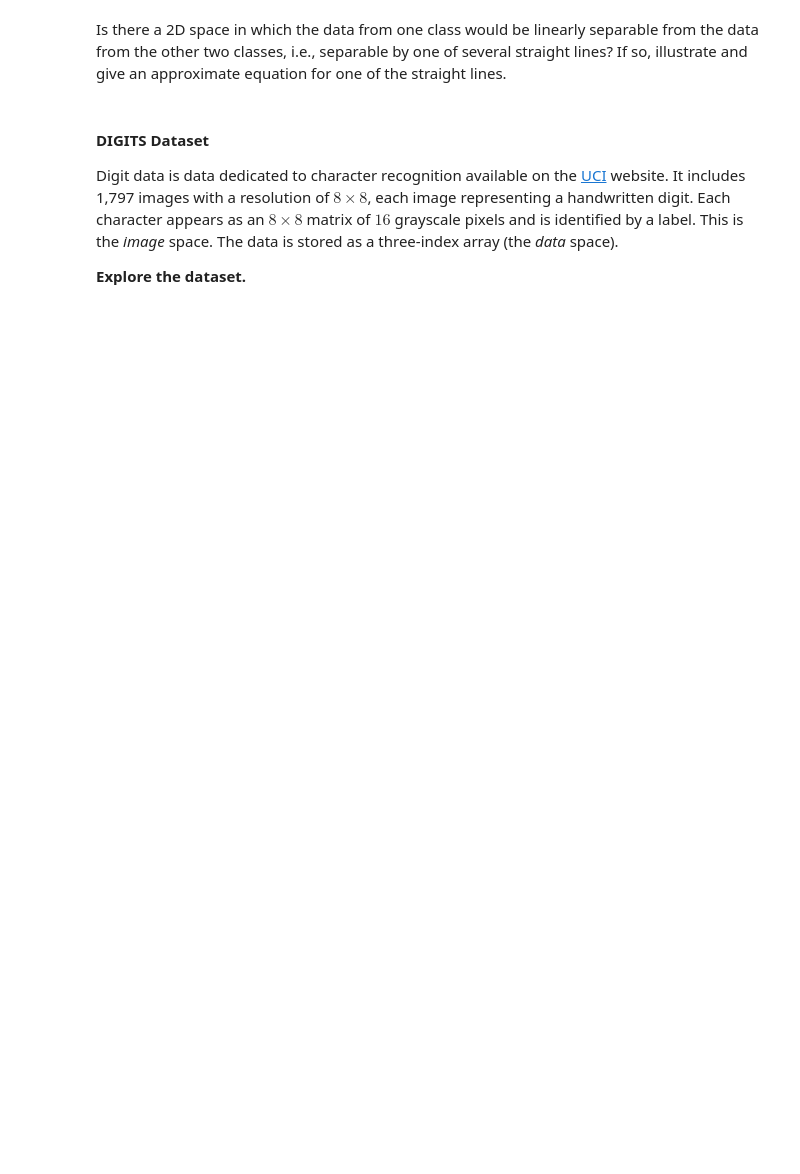
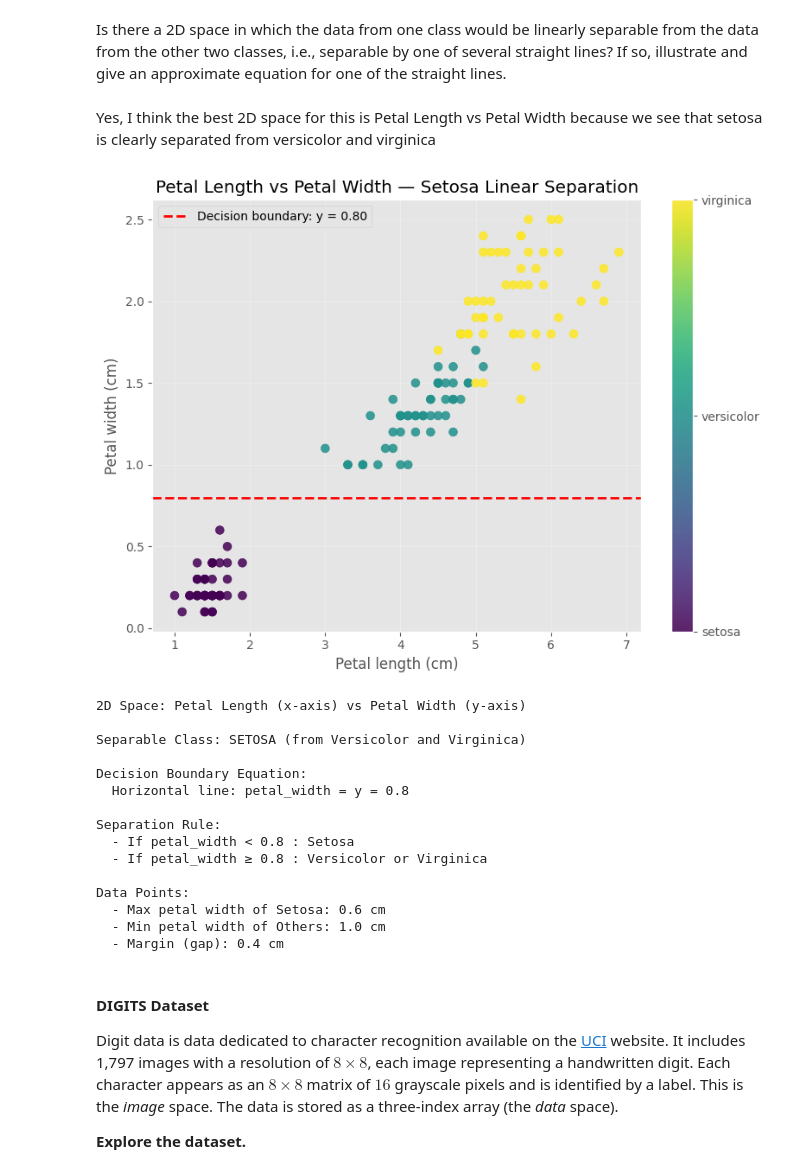
Before and after one commit to Othocs/ML_AIDAMS_LABS, a Jupyter notebook: Lab1/LAB1_Tools_BSc_AIDAMS_ML_students.ipynb, the cells around one changed output. Cells and saved outputs as stored; diff of their text form; code cells hidden in the pictures; blank space fills up the shorter version.

```diff
--- a/Lab1/LAB1_Tools_BSc_AIDAMS_ML_students.ipynb
+++ b/Lab1/LAB1_Tools_BSc_AIDAMS_ML_students.ipynb
@@ -135,3 +211,69 @@ Is there a 2D space in which the data from one class would be linearly separable
+# %% [markdown]
+Yes, I think the best 2D space for this is Petal Length vs Petal Width because we see that setosa is clearly separated from versicolor and virginica
+# %%
+
+import numpy as np
+import matplotlib.pyplot as plt
+
+# We use petal length (index 2) and petal width (index 3)
+petal_length = irisData.data[:, 2]
+petal_width = irisData.data[:, 3]
+target = irisData.target
+
+# Now we compute the gap-based separator: max(Setosa) vs min(Non-Setosa) on petal_width
+setosa_petal_width_max = petal_width[target == 0].max()
+others_petal_width_min = petal_width[target != 0].min()
+separation_line = 0.5 * (setosa_petal_width_max + others_petal_width_min)
+margin = others_petal_width_min - setosa_petal_width_max
+
+fig, ax = plt.subplots(figsize=(8, 6))
+sc = ax.scatter(petal_length, petal_width, c=target, cmap='viridis', s=50, alpha=0.85)
+
+formatter = plt.FuncFormatter(lambda i, *args: irisData.target_names[int(i)])
+cbar = plt.colorbar(sc, ticks=[0, 1, 2], format=formatter, ax=ax)
+
+# We Draw the decision boundary
+ax.axhline(separation_line, color='red', linestyle='--', linewidth=2,
+           label=f'Decision boundary: y = {separation_line:.2f}')
+
+ax.set_xlabel('Petal length (cm)')
+ax.set_ylabel('Petal width (cm)')
+ax.set_title('Petal Length vs Petal Width — Setosa Linear Separation')
+
+ax.legend()
+ax.grid(True, alpha=0.3)
+fig.tight_layout()
+plt.show()
+
+
+print(f"\n2D Space: Petal Length (x-axis) vs Petal Width (y-axis)")
+print(f"\nSeparable Class: SETOSA (from Versicolor and Virginica)")
+print(f"\nDecision Boundary Equation:")
+print(f"  Horizontal line: petal_width = y = {separation_line}")
+print(f"\nSeparation Rule:")
+print(f"  - If petal_width < {separation_line} : Setosa")
+print(f"  - If petal_width ≥ {separation_line} : Versicolor or Virginica")
+print(f"\nData Points:")
+print(f"  - Max petal width of Setosa: {setosa_petal_width_max} cm")
+print(f"  - Min petal width of Others: {others_petal_width_min} cm")
+print(f"  - Margin (gap): {margin} cm")
+# %% [output]
+[figure, added]
+2D Space: Petal Length (x-axis) vs Petal Width (y-axis)
+
+Separable Class: SETOSA (from Versicolor and Virginica)
+
+Decision Boundary Equation:
+  Horizontal line: petal_width = y = 0.8
+
+Separation Rule:
+  - If petal_width < 0.8 : Setosa
+  - If petal_width ≥ 0.8 : Versicolor or Virginica
+
+Data Points:
+  - Max petal width of Setosa: 0.6 cm
+  - Min petal width of Others: 1.0 cm
+  - Margin (gap): 0.4 cm
 # %% [markdown]
 #### DIGITS Dataset
 
```
Also changed, not shown: parts of 24 cells of this notebook, 4 other files.
